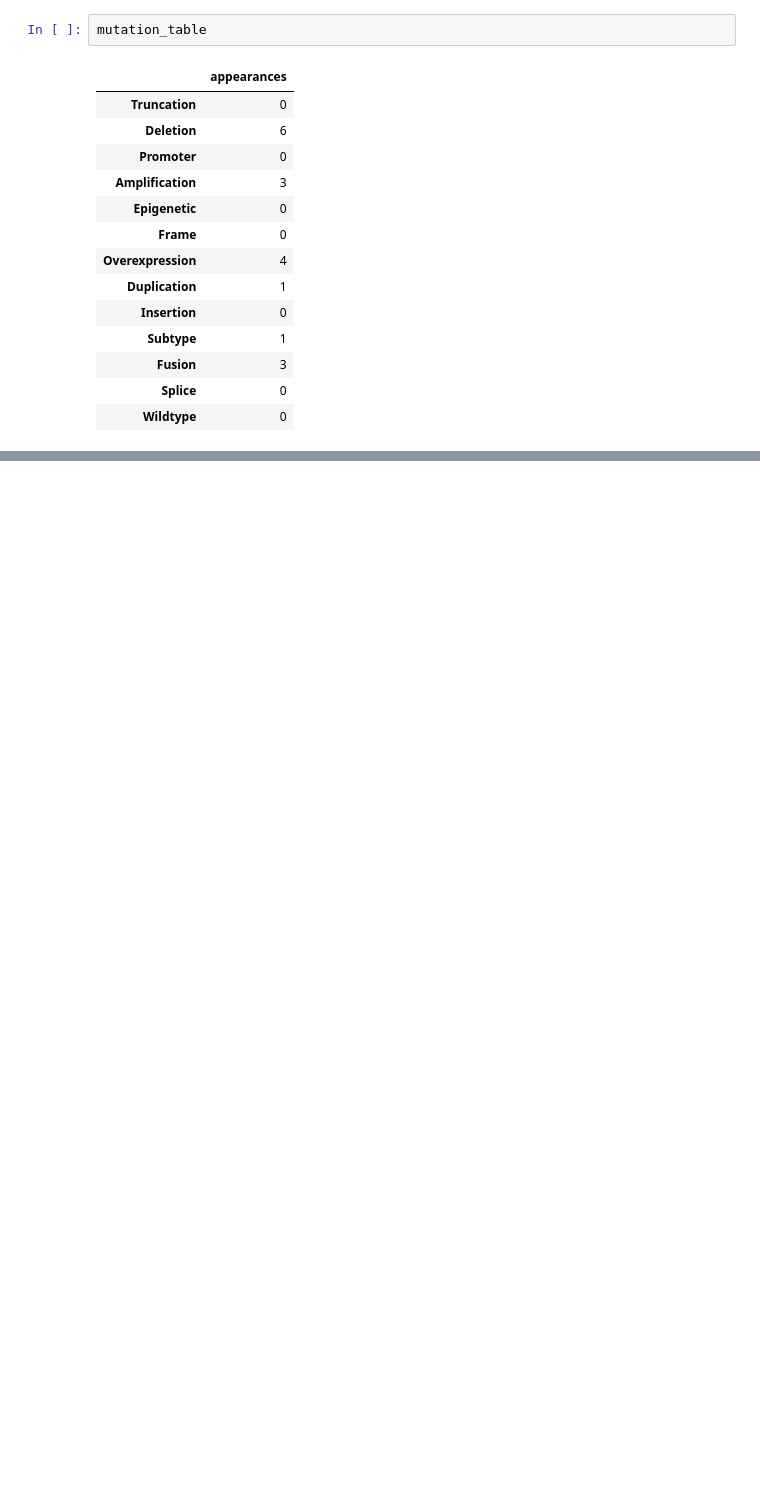
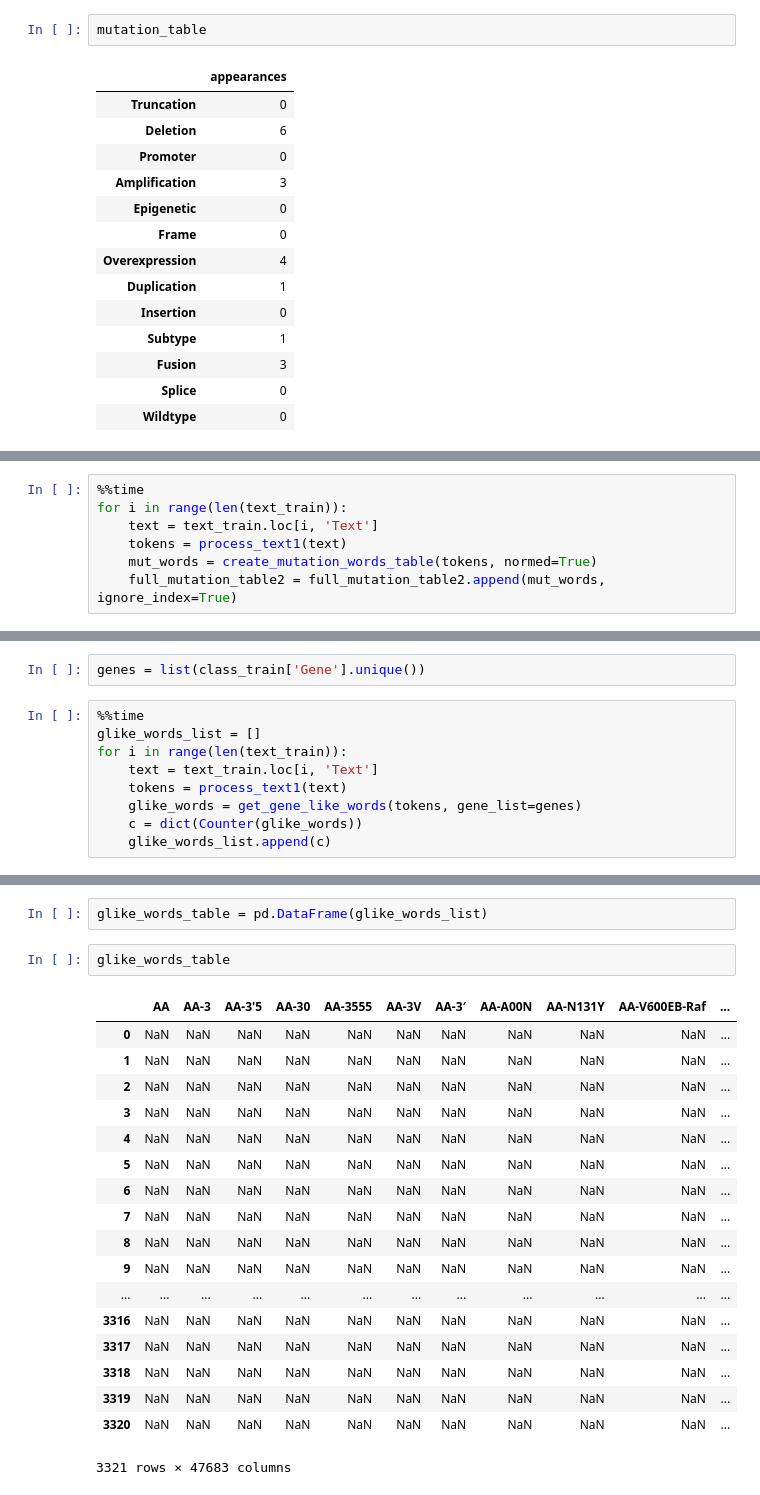
Before and after one commit to TangoJP/mskcc_kaggle, a Jupyter notebook: analysis1_1_initial_text_analysis.ipynb, the cells around one changed output, grey strips where cells are left out. Cells and saved outputs as stored; diff of their text form; blank space fills up the shorter version.

Commit message:
Initial text analysis completed.

```diff
--- a/analysis1_1_initial_text_analysis.ipynb
+++ b/analysis1_1_initial_text_analysis.ipynb
@@ -146,0 +442,7 @@ mutation_table
+# %%
+%%time
+for i in range(len(text_train)):
+    text = text_train.loc[i, 'Text']
+    tokens = process_text1(text)
+    mut_words = create_mutation_words_table(tokens, normed=True)
+    full_mutation_table2 = full_mutation_table2.append(mut_words, ignore_index=True)
@@ -146,0 +491,11 @@ mutation_table
+# %%
+genes = list(class_train['Gene'].unique())
+# %%
+%%time
+glike_words_list = []
+for i in range(len(text_train)):
+    text = text_train.loc[i, 'Text']
+    tokens = process_text1(text)
+    glike_words = get_gene_like_words(tokens, gene_list=genes)
+    c = dict(Counter(glike_words))
+    glike_words_list.append(c)
@@ -146,0 +505,23 @@ mutation_table
+# %%
+glike_words_table = pd.DataFrame(glike_words_list)
+# %%
+glike_words_table
+# %% [output]
+|  | AA | AA-3 | AA-3'5 | AA-30 | AA-3555 | AA-3V | AA-3′ | AA-A00N | AA-N131Y | AA-V600EB-Raf | ... |
+| 0 | NaN | NaN | NaN | NaN | NaN | NaN | NaN | NaN | NaN | NaN | ... |
+| 1 | NaN | NaN | NaN | NaN | NaN | NaN | NaN | NaN | NaN | NaN | ... |
+| 2 | NaN | NaN | NaN | NaN | NaN | NaN | NaN | NaN | NaN | NaN | ... |
+| 3 | NaN | NaN | NaN | NaN | NaN | NaN | NaN | NaN | NaN | NaN | ... |
+| 4 | NaN | NaN | NaN | NaN | NaN | NaN | NaN | NaN | NaN | NaN | ... |
+| 5 | NaN | NaN | NaN | NaN | NaN | NaN | NaN | NaN | NaN | NaN | ... |
+| 6 | NaN | NaN | NaN | NaN | NaN | NaN | NaN | NaN | NaN | NaN | ... |
+| 7 | NaN | NaN | NaN | NaN | NaN | NaN | NaN | NaN | NaN | NaN | ... |
+| 8 | NaN | NaN | NaN | NaN | NaN | NaN | NaN | NaN | NaN | NaN | ... |
+| 9 | NaN | NaN | NaN | NaN | NaN | NaN | NaN | NaN | NaN | NaN | ... |
+| ... | ... | ... | ... | ... | ... | ... | ... | ... | ... | ... | ... |
+| 3316 | NaN | NaN | NaN | NaN | NaN | NaN | NaN | NaN | NaN | NaN | ... |
+| 3317 | NaN | NaN | NaN | NaN | NaN | NaN | NaN | NaN | NaN | NaN | ... |
+| 3318 | NaN | NaN | NaN | NaN | NaN | NaN | NaN | NaN | NaN | NaN | ... |
+| 3319 | NaN | NaN | NaN | NaN | NaN | NaN | NaN | NaN | NaN | NaN | ... |
+| 3320 | NaN | NaN | NaN | NaN | NaN | NaN | NaN | NaN | NaN | NaN | ... |
+3321 rows × 47683 columns
```
Also changed, not shown: parts of 82 cells of this notebook, 1 other file.
